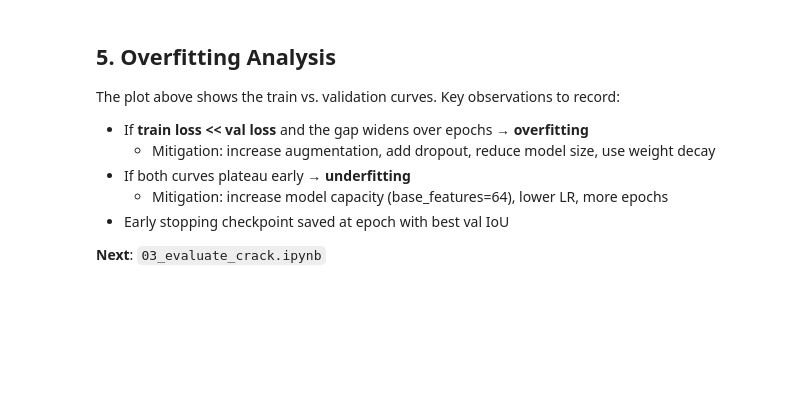
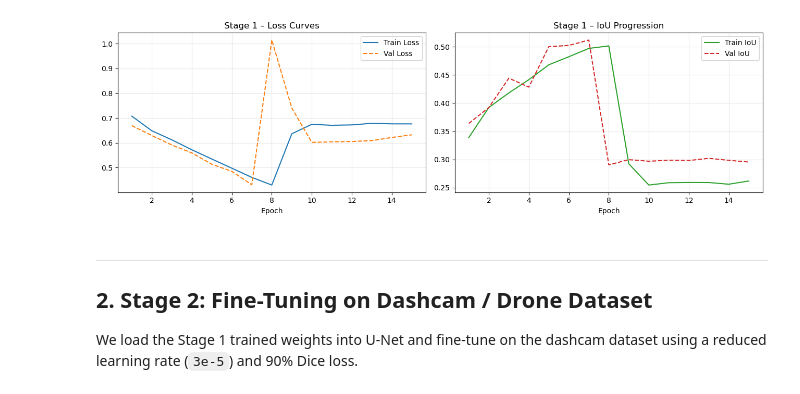
Before and after one commit to fra241632/CSE445-Road-Damage-detection-and-lane-segmentation-using-image-segmentation, a Jupyter notebook: notebooks/02_train_crack_unet.ipynb, the cells around one changed output. Drawn from its saved outputs; the diff is of its cells as text; code cells hidden in the pictures; blank space fills up the shorter version.

```diff
--- a/notebooks/02_train_crack_unet.ipynb
+++ b/notebooks/02_train_crack_unet.ipynb
@@ -87,0 +75,9 @@ history = trainer.fit(n_epochs=None)
+# %%
+# Build Stage 1 Model & Loss
+model_s1 = UNet(in_channels=cfg_s1['in_channels'], out_channels=cfg_s1['out_channels'], base_features=cfg_s1['base_features'])
+loss_fn_s1 = BCEDiceLoss(bce_weight=cfg_s1['bce_weight'], dice_weight=cfg_s1['dice_weight'])
+trainer_s1 = Trainer(model_s1, loss_fn_s1, cfg_s1, train_loader_s1, val_loader_s1)
+
+# Train Stage 1 (set n_epochs=None to use config epochs, or e.g. n_epochs=3 for quick testing)
+history_s1 = trainer_s1.fit(n_epochs=None)
+print('Stage 1 Best Checkpoint:', trainer_s1.best_model_path)
@@ -88,39 +110,25 @@ history = trainer.fit(n_epochs=None)
 # %%
-log_path = trainer.log_csv_path
-df = pd.read_csv(log_path)
-print(df.tail(10).to_string(index=False))
+# Plot Stage 1 Learning Curves
+df_s1 = pd.DataFrame(history_s1)
+fig, axes = plt.subplots(1, 2, figsize=(13, 4))
+axes[0].plot(df_s1['epoch'], df_s1['train_loss'], label='Train Loss', color='tab:blue')
+axes[0].plot(df_s1['epoch'], df_s1['val_loss'],   label='Val Loss',   color='tab:orange', linestyle='--')
+axes[0].set_title('Stage 1 – Loss Curves')
+axes[0].set_xlabel('Epoch')
+axes[0].legend()
+axes[0].grid(True, alpha=0.3)
 
-fig, axes = plt.subplots(1, 2, figsize=(14, 5))
-fig.suptitle('U-Net Crack Detection – Learning Curves', fontsize=13, fontweight='bold')
-
-# Loss curves
-axes[0].plot(df['epoch'], df['train_loss'], label='Train Loss', color='#1565C0', linewidth=2)
-axes[0].plot(df['epoch'], df['val_loss'],   label='Val Loss',   color='#E53935', linewidth=2, linestyle='--')
-axes[0].set_xlabel('Epoch'); axes[0].set_ylabel('BCEDice Loss')
-axes[0].set_title('Loss')
-axes[0].legend(); axes[0].grid(alpha=0.3)
-
-# IoU curves
-axes[1].plot(df['epoch'], df['train_iou'], label='Train IoU', color='#1565C0', linewidth=2)
-axes[1].plot(df['epoch'], df['val_iou'],   label='Val IoU',   color='#E53935', linewidth=2, linestyle='--')
-axes[1].set_xlabel('Epoch'); axes[1].set_ylabel('IoU')
-axes[1].set_title('IoU (Intersection over Union)')
-axes[1].legend(); axes[1].grid(alpha=0.3)
-
+axes[1].plot(df_s1['epoch'], df_s1['train_iou'], label='Train IoU', color='tab:green')
+axes[1].plot(df_s1['epoch'], df_s1['val_iou'],   label='Val IoU',   color='tab:red', linestyle='--')
+axes[1].set_title('Stage 1 – IoU Progression')
+axes[1].set_xlabel('Epoch')
+axes[1].legend()
+axes[1].grid(True, alpha=0.3)
 plt.tight_layout()
-curves_path = trainer.exp_dir / 'curves.png'
-plt.savefig(curves_path, dpi=120, bbox_inches='tight')
 plt.show()
-print('Saved:', curves_path)
+# %% [output]
+[figure, added]
-# %% [markdown]
-## 5. Overfitting Analysis
-
-The plot above shows the train vs. validation curves. Key observations to record:
-
-- If **train loss << val loss** and the gap widens over epochs → **overfitting**
-  - Mitigation: increase augmentation, add dropout, reduce model size, use weight decay
-- If both curves plateau early → **underfitting**
-  - Mitigation: increase model capacity (base_features=64), lower LR, more epochs
-- Early stopping checkpoint saved at epoch with best val IoU
-
-**Next**: `03_evaluate_crack.ipynb`
+# %% [markdown]
+---
+## 2. Stage 2: Fine-Tuning on Dashcam / Drone Dataset
+We load the Stage 1 trained weights into U-Net and fine-tune on the dashcam dataset using a reduced learning rate (`3e-5`) and 90% Dice loss.
```
Also changed, not shown: parts of 16 cells of this notebook, 25 other files.
